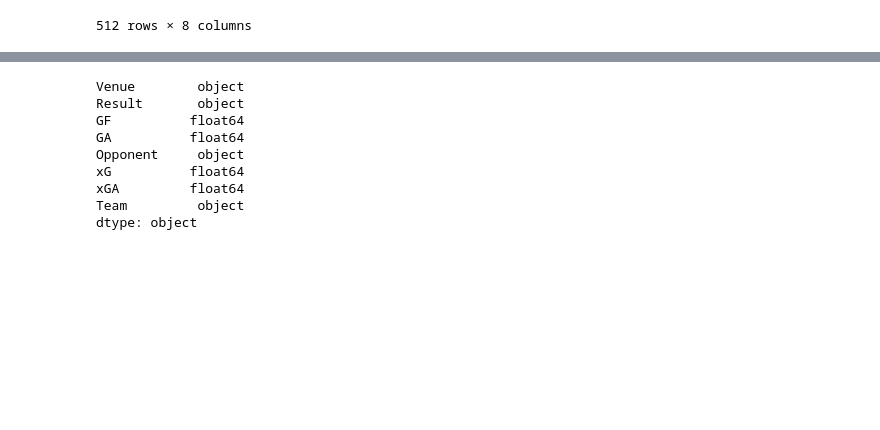
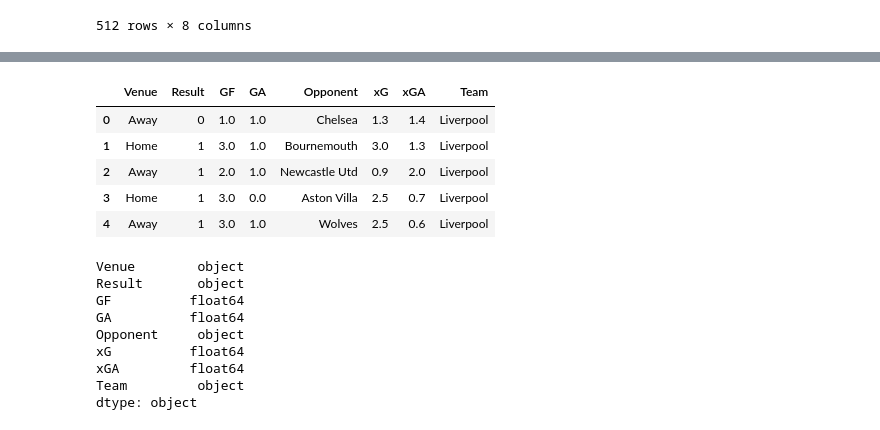
Before and after one commit to IlseFlores/PROYECTO-CD-Premiere-league, a Jupyter notebook: notebooks/models.ipynb, the cells around one changed output, grey strips where cells are left out. Drawn from its saved outputs; the diff is of its cells as text; code cells hidden in the pictures; blank space fills up the shorter version.

```diff
--- a/notebooks/models.ipynb
+++ b/notebooks/models.ipynb
@@ -23,3 +46,12 @@ df
+# %%
+df.head(5)
+# %% [output]
+|  | Venue | Result | GF | GA | Opponent | xG | xGA | Team |
+| 0 | Away | 0 | 1.0 | 1.0 | Chelsea | 1.3 | 1.4 | Liverpool |
+| 1 | Home | 1 | 3.0 | 1.0 | Bournemouth | 3.0 | 1.3 | Liverpool |
+| 2 | Away | 1 | 2.0 | 1.0 | Newcastle Utd | 0.9 | 2.0 | Liverpool |
+| 3 | Home | 1 | 3.0 | 0.0 | Aston Villa | 2.5 | 0.7 | Liverpool |
+| 4 | Away | 1 | 3.0 | 1.0 | Wolves | 2.5 | 0.6 | Liverpool |
 # %%
 df.dtypes
 # %% [output]
```
Also changed, not shown: parts of 2 cells of this notebook.
